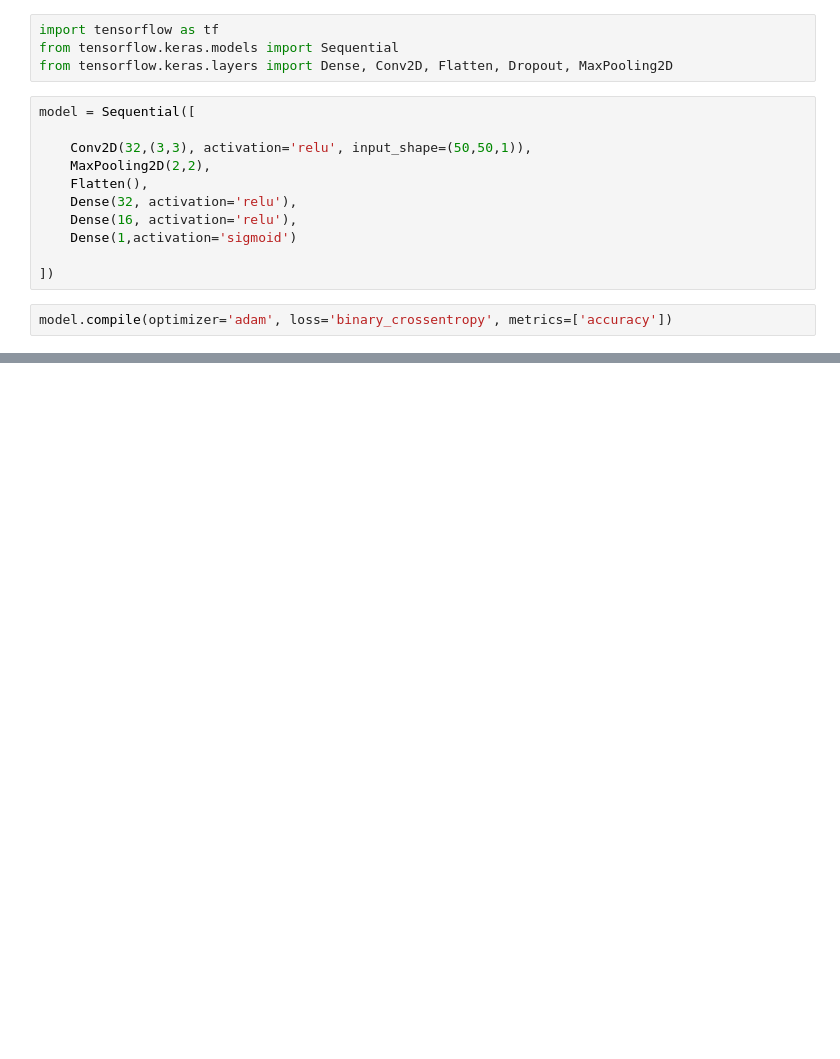
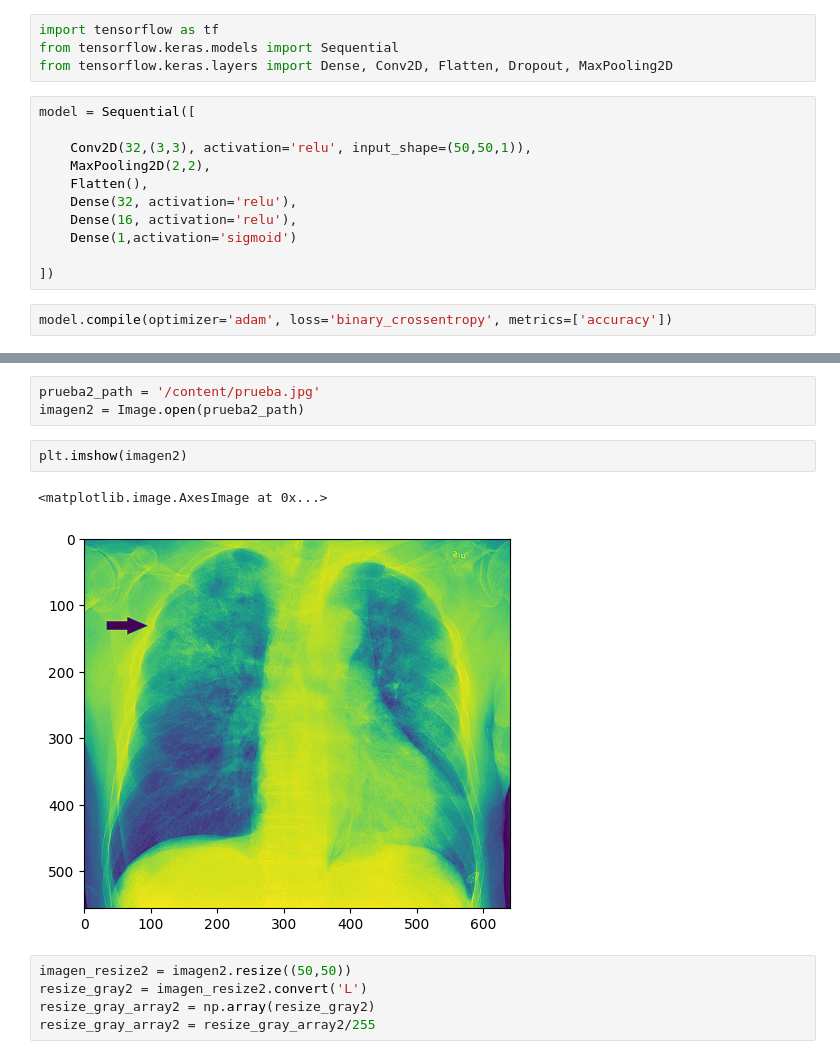
Before and after one commit to Soyangel11/Neumonia, a Jupyter notebook: neumonia.ipynb, the cells around one changed output, grey strips where cells are left out. Drawn from its saved outputs; the diff is of its cells as text; blank space fills up the shorter version.

```diff
--- a/neumonia.ipynb
+++ b/neumonia.ipynb
@@ -153,0 +180,13 @@ plt.show()
+# %%
+prueba2_path = '/content/prueba.jpg'
+imagen2 = Image.open(prueba2_path)
+# %%
+plt.imshow(imagen2)
+# %% [output]
+<matplotlib.image.AxesImage at 0x...>
+[figure, added]
+# %%
+imagen_resize2 = imagen2.resize((50,50))
+resize_gray2 = imagen_resize2.convert('L')
+resize_gray_array2 = np.array(resize_gray2)
+resize_gray_array2 = resize_gray_array2/255
```
Also changed, not shown: parts of 10 cells of this notebook.
